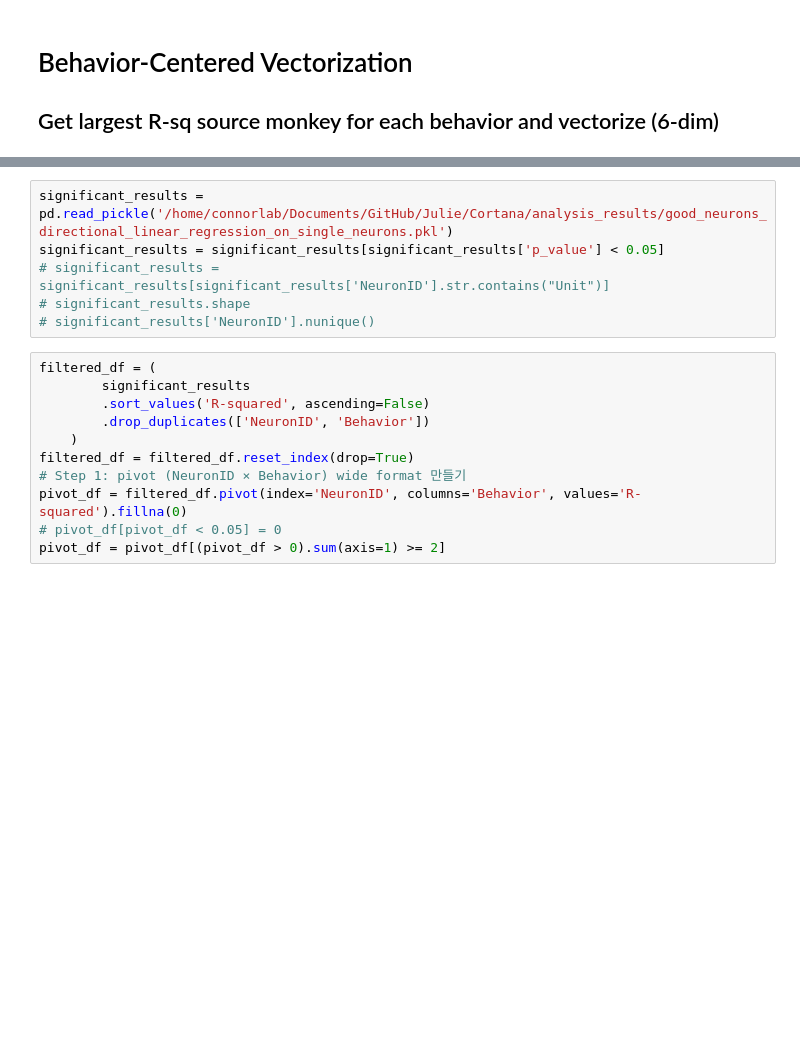
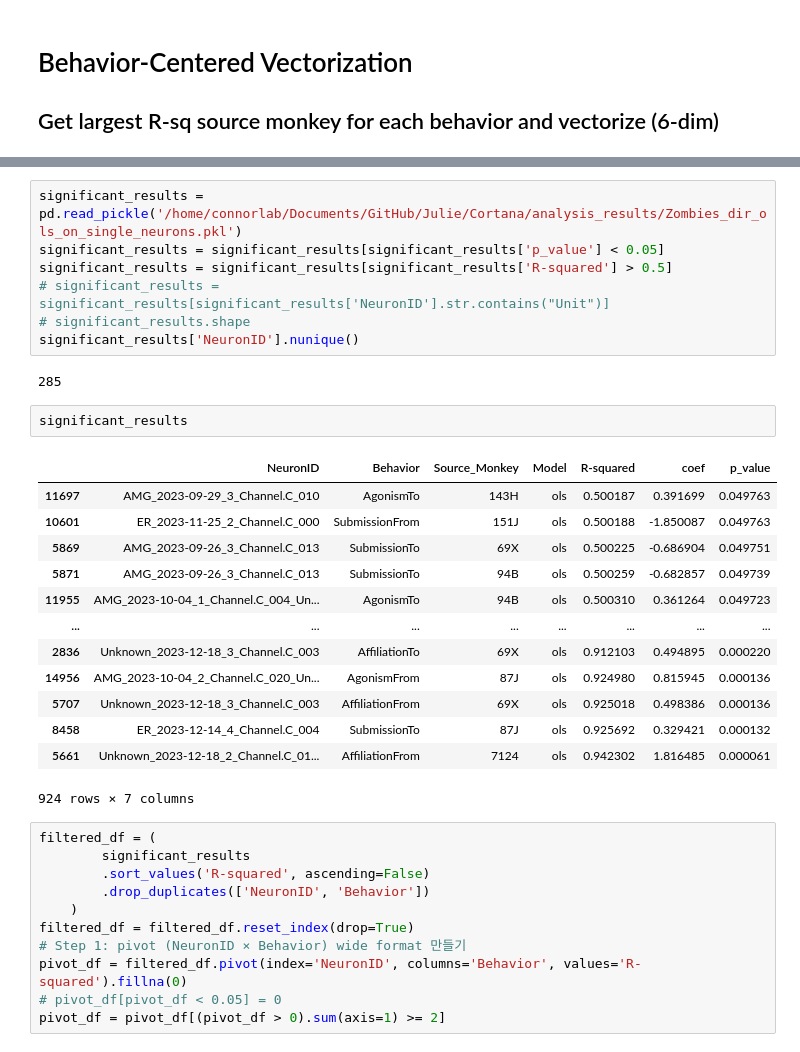
Before and after one commit to EdConnorLab/Julie, a Jupyter notebook: notebooks/zombies_post_directional_lin_reg_analysis/behavior_centered.ipynb, the cells around one changed output, grey strips where cells are left out. Saved outputs shown, nothing was run; the diff lists cells and outputs as text; blank space fills up the shorter version.

```diff
--- a/notebooks/zombies_post_directional_lin_reg_analysis/behavior_centered.ipynb
+++ b/notebooks/zombies_post_directional_lin_reg_analysis/behavior_centered.ipynb
@@ -19,10 +20,29 @@ from sklearn.preprocessing import StandardScaler
 To enable the following instructions: SSE4.1 SSE4.2 AVX AVX2 FMA, in other operations, rebuild TensorFlow with the appropriate compiler flags.
 # %%
-significant_results = pd.read_pickle('/home/connorlab/Documents/GitHub/Julie/Cortana/analysis_results/good_neurons_directional_linear_regression_on_single_neurons.pkl')
+significant_results = pd.read_pickle('/home/connorlab/Documents/GitHub/Julie/Cortana/analysis_results/Zombies_dir_ols_on_single_neurons.pkl')
 significant_results = significant_results[significant_results['p_value'] < 0.05]
+significant_results = significant_results[significant_results['R-squared'] > 0.5]
 # significant_results = significant_results[significant_results['NeuronID'].str.contains("Unit")]
 # significant_results.shape
-# significant_results['NeuronID'].nunique()
+significant_results['NeuronID'].nunique()
+# %% [output]
+285
+# %%
+significant_results
+# %% [output]
+|  | NeuronID | Behavior | Source_Monkey | Model | R-squared | coef | p_value |
+| 11697 | AMG_2023-09-29_3_Channel.C_010 | AgonismTo | 143H | ols | 0.500187 | 0.391699 | 0.049763 |
+| 10601 | ER_2023-11-25_2_Channel.C_000 | SubmissionFrom | 151J | ols | 0.500188 | -1.850087 | 0.049763 |
+| 5869 | AMG_2023-09-26_3_Channel.C_013 | SubmissionTo | 69X | ols | 0.500225 | -0.686904 | 0.049751 |
+| 5871 | AMG_2023-09-26_3_Channel.C_013 | SubmissionTo | 94B | ols | 0.500259 | -0.682857 | 0.049739 |
+| 11955 | AMG_2023-10-04_1_Channel.C_004_Un... | AgonismTo | 94B | ols | 0.500310 | 0.361264 | 0.049723 |
+| ... | ... | ... | ... | ... | ... | ... | ... |
+| 2836 | Unknown_2023-12-18_3_Channel.C_003 | AffiliationTo | 69X | ols | 0.912103 | 0.494895 | 0.000220 |
+| 14956 | AMG_2023-10-04_2_Channel.C_020_Un... | AgonismFrom | 87J | ols | 0.924980 | 0.815945 | 0.000136 |
+| 5707 | Unknown_2023-12-18_3_Channel.C_003 | AffiliationFrom | 69X | ols | 0.925018 | 0.498386 | 0.000136 |
+| 8458 | ER_2023-12-14_4_Channel.C_004 | SubmissionTo | 87J | ols | 0.925692 | 0.329421 | 0.000132 |
+| 5661 | Unknown_2023-12-18_2_Channel.C_01... | AffiliationFrom | 7124 | ols | 0.942302 | 1.816485 | 0.000061 |
+924 rows × 7 columns
 # %%
 filtered_df = (
         significant_results
```
Also changed, not shown: parts of 9 cells of this notebook, 2 other files.
